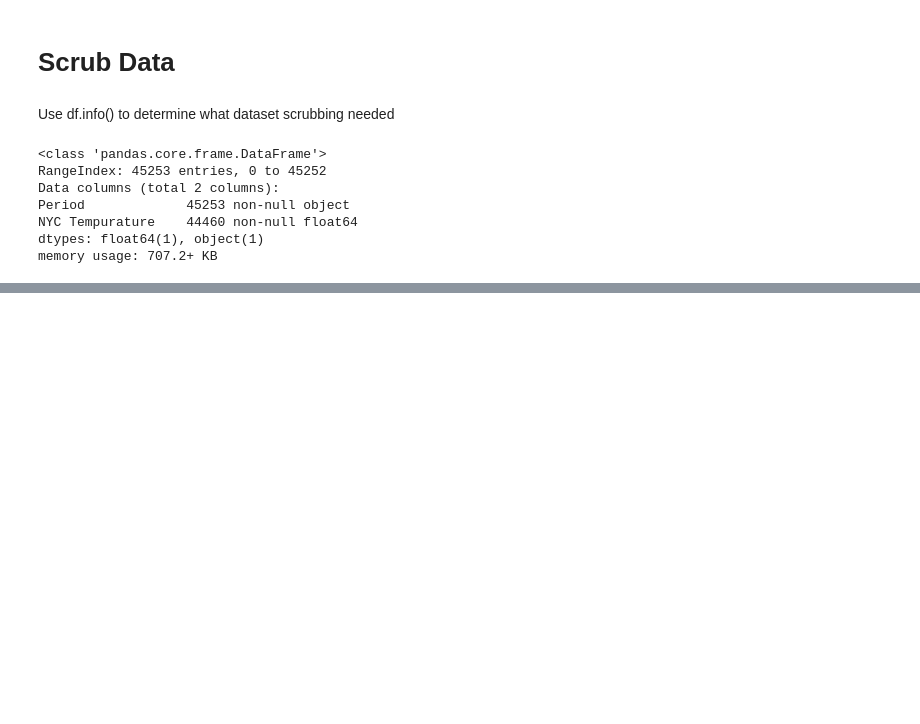
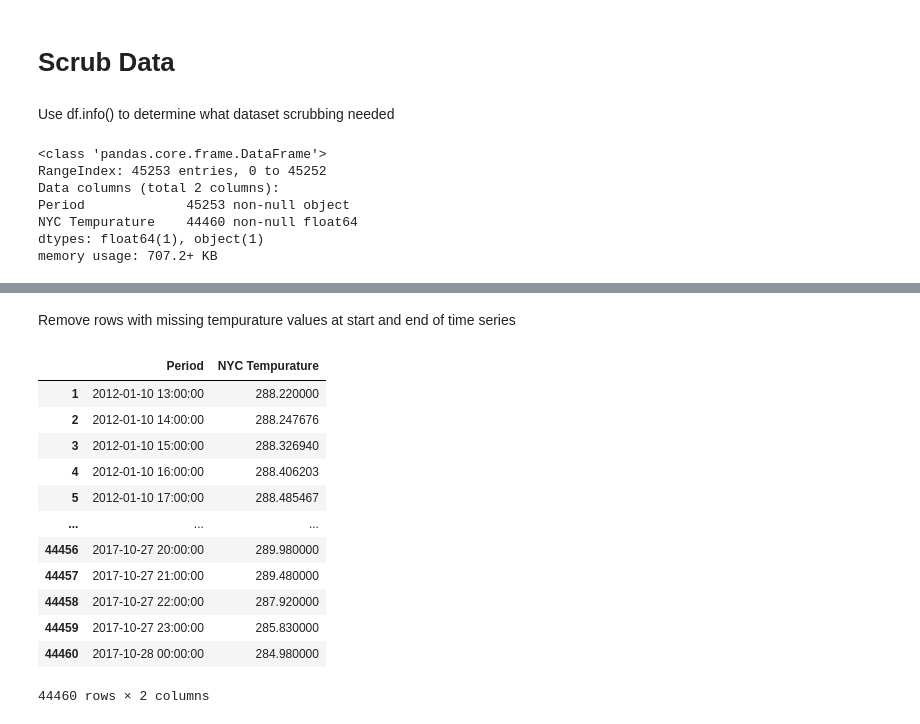
Before and after one commit to blantj/temperature_time_series, a Jupyter notebook: Modeling.ipynb, the cells around one changed output, grey strips where cells are left out. Drawn from its saved outputs; the diff is of its cells as text; code cells hidden in the pictures; blank space fills up the shorter version.

```diff
--- a/Modeling.ipynb
+++ b/Modeling.ipynb
@@ -34,0 +67,19 @@ memory usage: 707.2+ KB
+# %% [markdown]
+Remove rows with missing tempurature values at start and end of time series
+# %%
+df = df.loc[1:44460, :]
+df
+# %% [output]
+|  | Period | NYC Tempurature |
+| 1 | 2012-01-10 13:00:00 | 288.220000 |
+| 2 | 2012-01-10 14:00:00 | 288.247676 |
+| 3 | 2012-01-10 15:00:00 | 288.326940 |
+| 4 | 2012-01-10 16:00:00 | 288.406203 |
+| 5 | 2012-01-10 17:00:00 | 288.485467 |
+| ... | ... | ... |
+| 44456 | 2017-10-27 20:00:00 | 289.980000 |
+| 44457 | 2017-10-27 21:00:00 | 289.480000 |
+| 44458 | 2017-10-27 22:00:00 | 287.920000 |
+| 44459 | 2017-10-27 23:00:00 | 285.830000 |
+| 44460 | 2017-10-28 00:00:00 | 284.980000 |
+44460 rows × 2 columns
```
Also changed, not shown: parts of 9 cells of this notebook.
